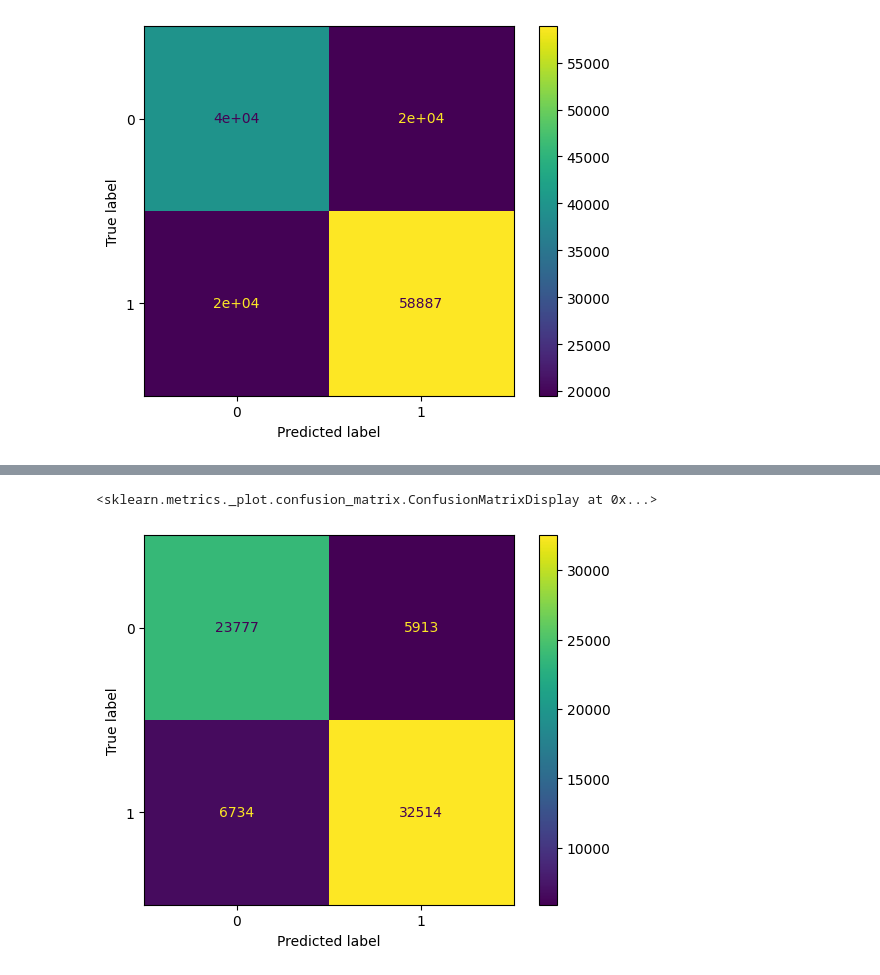
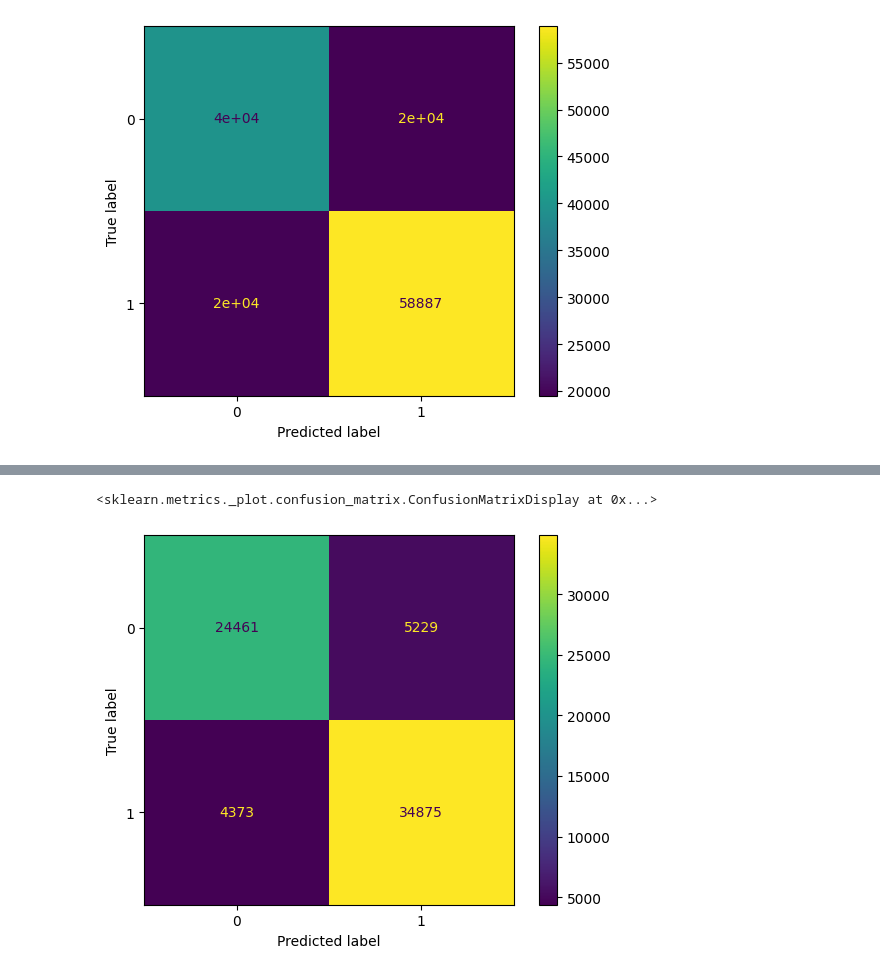
Before and after one commit to PhuongNhi187/TieuLuan_NguyenThiPhuongNhi_2024_2025, a Jupyter notebook: training_data_final.ipynb, the cells around one changed output, grey strips where cells are left out. Drawn from its saved outputs; the diff is of its cells as text; code cells hidden in the pictures.

```diff
--- a/training_data_final.ipynb
+++ b/training_data_final.ipynb
@@ -538,10 +785,11 @@ x_temp_word2vec = word2vec.transform(x_temp)
 # %%
 activation_function = 'tanh'
-input_shape = x_train_word2vec.shape[1]
 
-inputs = Input(shape=(input_shape,))
-x = tf.expand_dims(inputs, axis=-1)
-x = Bidirectional(LSTM(256, return_sequences=True))(x)
+inputs = Input(shape=(1,), dtype=tf.string)
+text_vectors = text_vectorizer(inputs)
+token_embeddings = token_embedding(text_vectors)
+
+x = Bidirectional(LSTM(256, return_sequences=True))(token_embeddings)
 x = GlobalAveragePooling1D()(x)
 x = Dense(units=500, activation=activation_function)(x)
 x = Dropout(0.5)(x)
@@ -550,14 +798,16 @@ x = Dropout(0.5)(x)
 x = Dense(units=100, activation=activation_function)(x)
 x = Dropout(0.5)(x)
 x = Dense(units=50, activation=activation_function)(x)
-outputs = Dense(len(set(df['target'])), activation="sigmoid")(x)
+outputs = Dense(len(set(df['target'])), activation="softmax")(x)
 
-bilstm_word2vec = tf.keras.Model(inputs, outputs)
+bilstm_textvector = tf.keras.Model(inputs, outputs)
 
-bilstm_word2vec.compile(loss="binary_crossentropy",
-                     optimizer=tf.keras.optimizers.Adam(),
-                     metrics=["accuracy"])
-bilstm_word2vec.summary()
+
+bilstm_textvector.compile(loss="categorical_crossentropy",
+                optimizer=tf.keras.optimizers.Adam(),
+                metrics=["accuracy"])
+
+bilstm_textvector.summary()
 # %% [output]
 Model: "model"
 _________________________________________________________________
@@ -585,7 +829,9 @@ plot_model(bilstm_word2vec, to_file='bilstm_word2vec.png', show_shapes=True, sho
 # %%
-history = bilstm_word2vec.fit(x_train_word2vec, y_train_one_hot,
+history = bilstm_textvector.fit(train_dataset,
                            epochs=100,
-                           validation_data= (x_val_word2vec, y_val_one_hot),
-                           callbacks=[tf.keras.callbacks.EarlyStopping(monitor='val_accuracy', patience=5)])
+                           validation_data= valid_dataset,
+                           callbacks=[tf.keras.callbacks.EarlyStopping(monitor='loss', patience=5)])
+
+bilstm_textvector.evaluate(valid_dataset)
 # %% [output]
 Epoch 1/100
@@ -628,0 +869,8 @@ bilstm_word2vec_results
+# %%
+bilstm_textvector_pred_probs = bilstm_textvector.predict(test_dataset)
+
+bilstm_textvector_preds = tf.argmax(bilstm_textvector_pred_probs, axis=1)
+
+bilstm_textvector_results = calculate_results(y_true=y_test,
+                                    y_pred=bilstm_textvector_preds)
+bilstm_textvector_results
@@ -629,9 +883,9 @@ bilstm_word2vec_results
 # %%
-confusion_matrix_bilstm_word2vec = m.ConfusionMatrixDisplay.from_predictions(y_test, bilstm_word2vec_preds)
-confusion_matrix_bilstm_word2vec
+confusion_matrix_bilstm_textvector = m.ConfusionMatrixDisplay.from_predictions(y_test, bilstm_textvector_preds)
+confusion_matrix_bilstm_textvector
 # %% [output]
 <sklearn.metrics._plot.confusion_matrix.ConfusionMatrixDisplay at 0x...>
-[figure, old version]
+[figure, new version]
 # %%
 # Biểu đồ độ chính xác
 plt.plot(history.history['accuracy'], label='accuracy')
```
Also changed, not shown: parts of 67 cells of this notebook.
